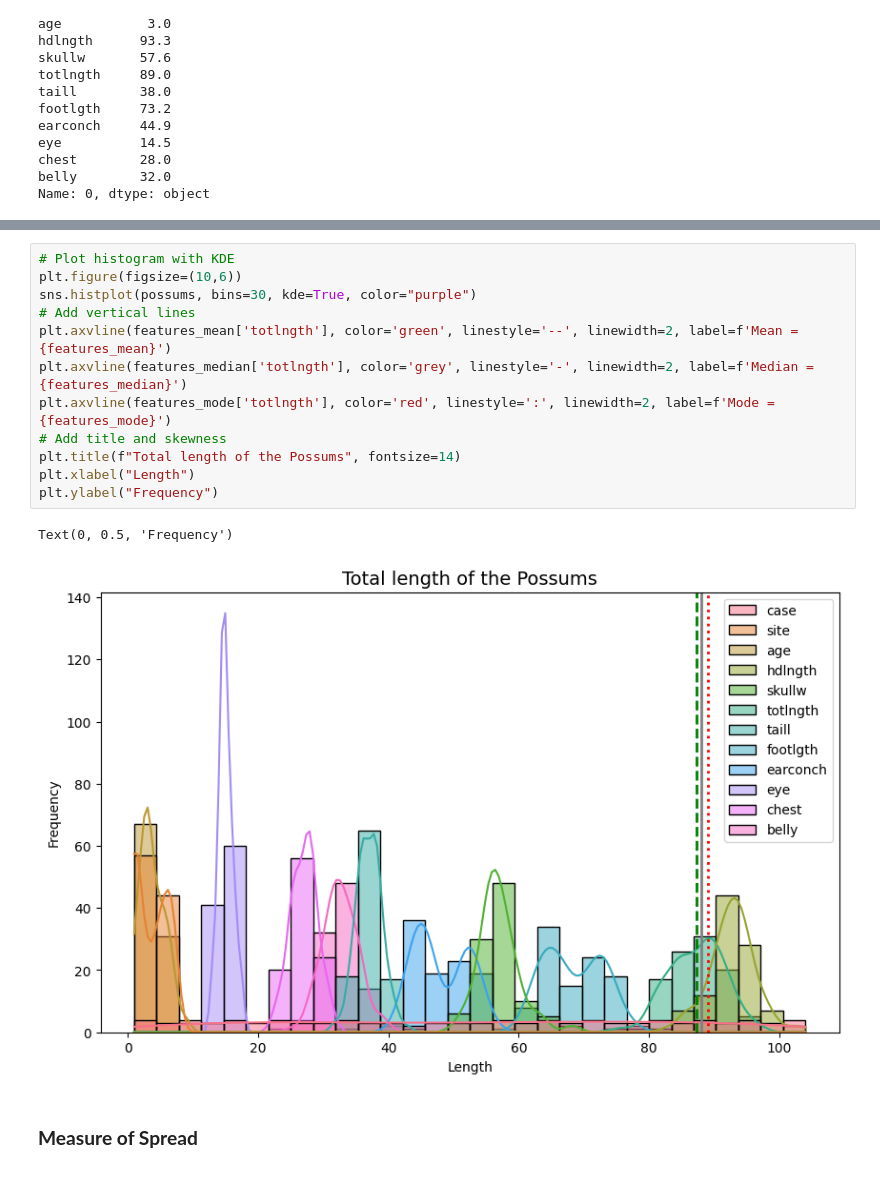
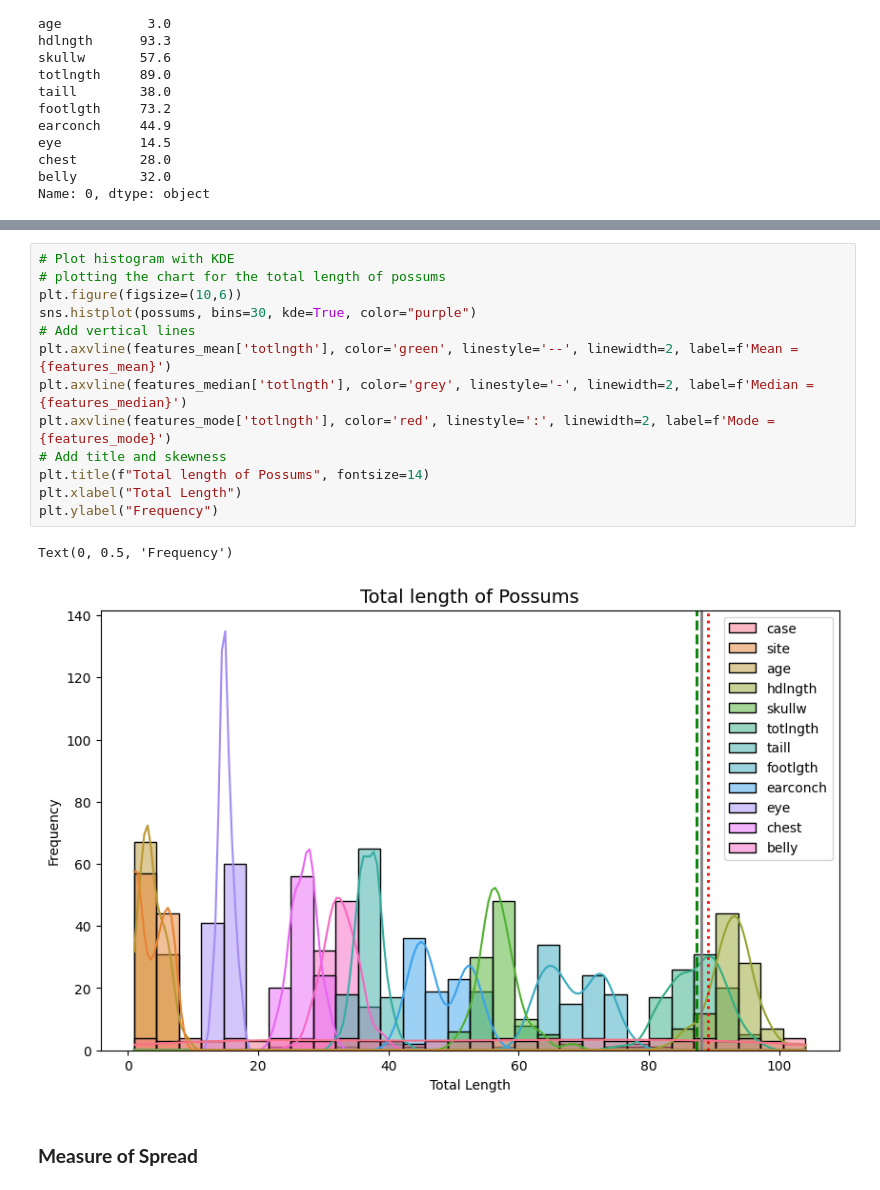
Before and after one commit to DuoDduo/AI-fellowship-module-2, a Jupyter notebook: Tasks/Task18/task18.ipynb, the cells around one changed output, grey strips where cells are left out. Drawn from its saved outputs; the diff is of its cells as text.

```diff
--- a/Tasks/Task18/task18.ipynb
+++ b/Tasks/Task18/task18.ipynb
@@ -533,18 +567,19 @@ Name: 0, dtype: object
 # %%
 # Plot histogram with KDE
+# plotting the chart for the total length of possums
 plt.figure(figsize=(10,6))
 sns.histplot(possums, bins=30, kde=True, color="purple")
 # Add vertical lines
 plt.axvline(features_mean['totlngth'], color='green', linestyle='--', linewidth=2, label=f'Mean = {features_mean}')
 plt.axvline(features_median['totlngth'], color='grey', linestyle='-', linewidth=2, label=f'Median = {features_median}')
 plt.axvline(features_mode['totlngth'], color='red', linestyle=':', linewidth=2, label=f'Mode = {features_mode}')
 # Add title and skewness
-plt.title(f"Total length of the Possums", fontsize=14)
-plt.xlabel("Length")
+plt.title(f"Total length of Possums", fontsize=14)
+plt.xlabel("Total Length")
 plt.ylabel("Frequency")
 # %% [output]
 Text(0, 0.5, 'Frequency')
-[figure, old version]
+[figure, new version]
 # %% [markdown]
 ### **Measure of Spread**
 # %%
```
Also changed, not shown: parts of 29 cells of this notebook, 1 other file.
